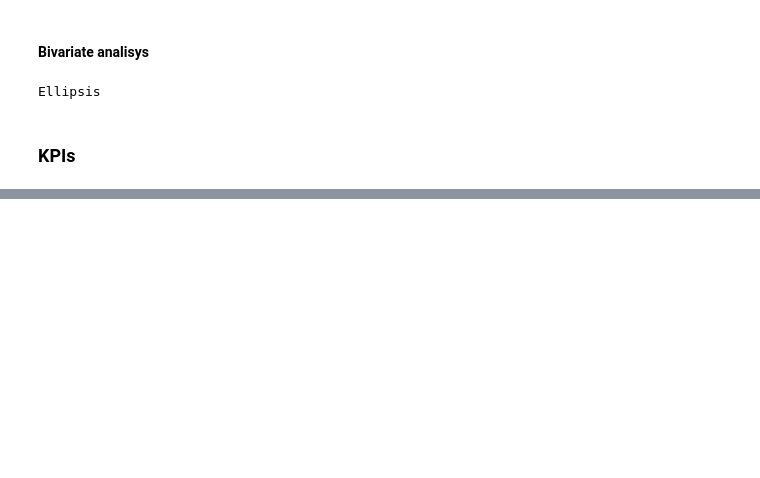
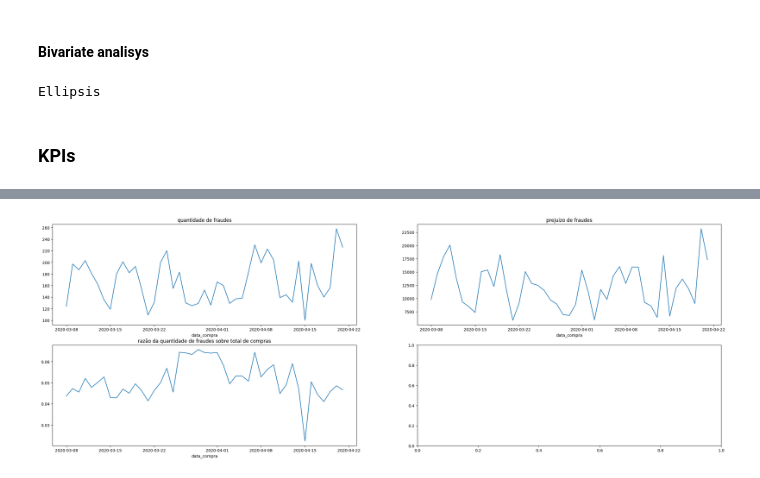
Before and after one commit to richardsantino/EBA-cases, a Jupyter notebook: 9. TCC/3 - fraude.ipynb, the cells around one changed output, grey strips where cells are left out. Cells and saved outputs as stored; diff of their text form; code cells hidden in the pictures; blank space fills up the shorter version.

```diff
--- a/9. TCC/3 - fraude.ipynb
+++ b/9. TCC/3 - fraude.ipynb
@@ -347,0 +384,20 @@ Ellipsis
+# %%
+
+fig, axs = plt.subplots(2, 2, figsize=(30, 10))
+
+# 1)
+df.groupby('data_compra')['fraude'].sum().plot.line(ax=axs[0, 0])
+axs[0, 0].set_title('quantidade de fraudes')
+
+df.groupby('data_compra')['fraude'].mean().plot.line(ax=axs[1, 0])
+axs[1, 0].set_title('razão da quantidade de fraudes sobre total de compras')
+
+# 2)
+df[df['fraude']==1].groupby('data_compra')['valor_compra'].sum().plot.line(ax=axs[0, 1])
+axs[0, 1].set_title('prejuizo de fraudes')
+
+...
+
+plt.show()
+# %% [output]
+[figure, added]
```
Also changed, not shown: parts of 10 cells of this notebook.
